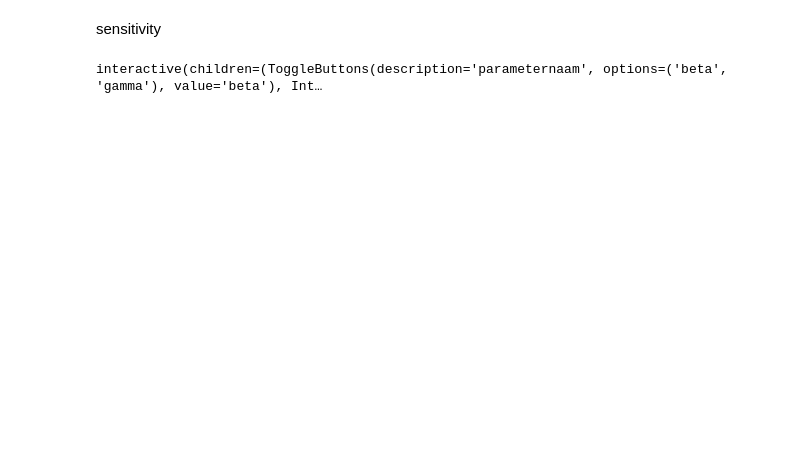
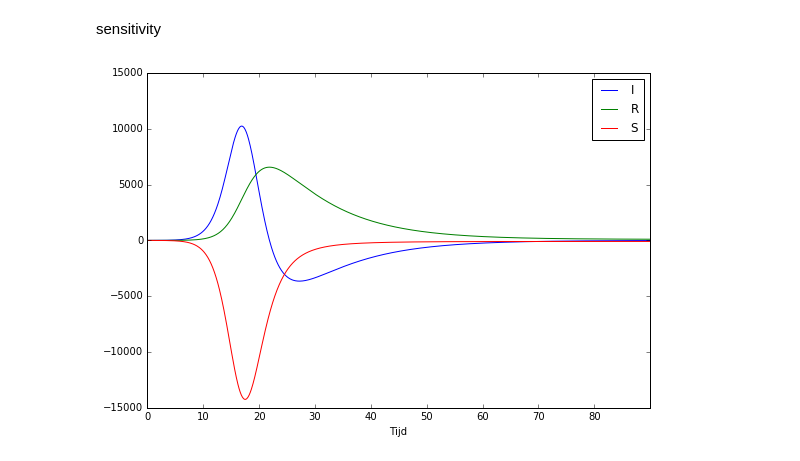
Before and after one commit to gbellandi/corona_model, a Jupyter notebook: corona_model_simulation.ipynb, the cells around one changed output. Saved outputs shown, nothing was run; the diff lists cells and outputs as text; code cells hidden in the pictures; blank space fills up the shorter version.

```diff
--- a/corona_model_simulation.ipynb
+++ b/corona_model_simulation.ipynb
@@ -49,16 +54,15 @@ sensitivity
 # %%
 interact(corona.sensitiviteit,
     tijdstappen=fixed(np.arange(0., 90, 0.1)), # tijdstappen
     init=fixed([6000, 1, 0]), # initiële condities
     varnames=fixed(['S','I', 'R']), # namen variabelen
     f=fixed(corona.model_afgeleiden), # naam functie afgeleiden
-    parameternaam = ToggleButtons(options=['beta', 'gamma']),
-    log_perturbatie = IntSlider(value=-4, min=-15, max=-1, step=1, continuous_update=True),
-
+    parameternaam=ToggleButtons(options=['beta', 'gamma']),
+    log_perturbatie = IntSlider(value=-4, min=-15, max=-1, step=1, continuous_update=False),
     soort=ToggleButtons(options=[
             'absolute sensitiviteit', 'relatieve sensitiviteit parameter',
             'relatieve sensitiviteit variabele','relatieve totale sensitiviteit']),
     # vanaf hier: functie specifieke parameters
-    beta=fixed(0.0001), gamma=fixed(0.1));
+    beta=fixed(0.0001), gamma=fixed(0.1))
 # %% [output]
-interactive(children=(ToggleButtons(description='parameternaam', options=('beta', 'gamma'), value='beta'), Int…
+[figure, added]
```
Also changed, not shown: parts of 3 cells of this notebook.
